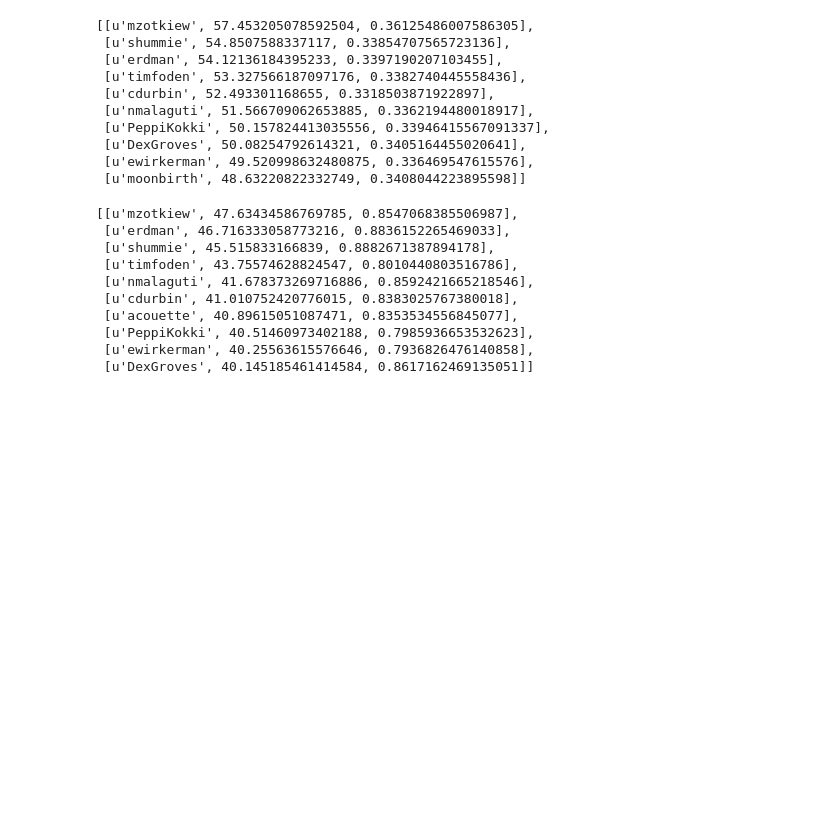
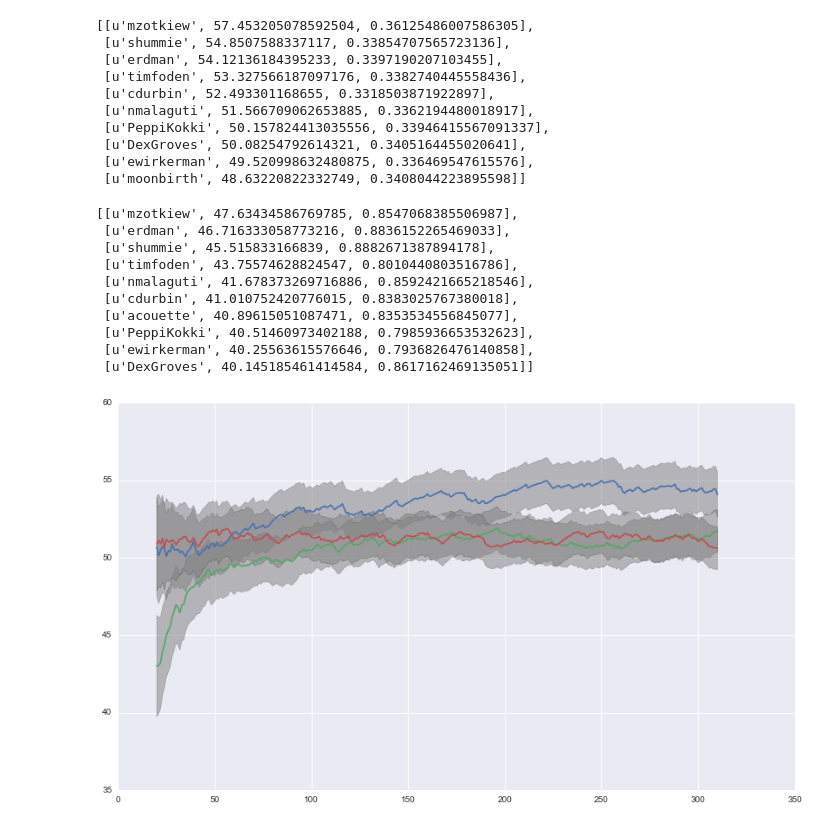
Before and after one commit to DanielVF/Halite-Ranking-Viz, a Jupyter notebook: Trueskill-Seaborn.ipynb, the cells around one changed output. Drawn from its saved outputs; the diff is of its cells as text; code cells hidden in the pictures; blank space fills up the shorter version.

Commit message:
Compare players

```diff
--- a/Trueskill-Seaborn.ipynb
+++ b/Trueskill-Seaborn.ipynb
@@ -236,3 +236,29 @@ leaderboard(players_topbottom)
  [u'PeppiKokki', 40.51460973402188, 0.7985936653532623],
  [u'ewirkerman', 40.25563615576646, 0.7936826476140858],
  [u'DexGroves', 40.145185461414584, 0.8617162469135051]]
+# %%
+def plot_compare(players, player_names):
+    for name in player_names:
+        player = players[name]
+        player_mus = []
+        player_sigmas = []
+        player_dates = []
+        for r_data in player.rating_data[20:]:
+            player_mus.append(r_data.mu)
+            player_sigmas.append(r_data.sigma)
+            player_dates.append(datetime.datetime.strptime(r_data.timestamp,'%Y-%m-%d %H:%M:%S'))
+
+        player_mus = np.array(player_mus)
+        player_sigmas = np.array(player_sigmas)
+        dates = matplotlib.dates.date2num(player_dates)
+
+        sns.set_style("darkgrid")
+        plt.rcParams["figure.figsize"] = [14.0, 8.0]
+        plt.fill_between(range(20, len(player.rating_data)), player_mus+player_sigmas*2, player_mus-player_sigmas*2, facecolor='grey', alpha=0.5,)
+        plt.plot(range(20, len(player.rating_data)), player_mus)
+    plt.show()
+
+
+plot_compare(players,["mzotkiew","shummie","erdman"])
+# %% [output]
+[figure, added]
```
Also changed, not shown: parts of 2 cells of this notebook.
